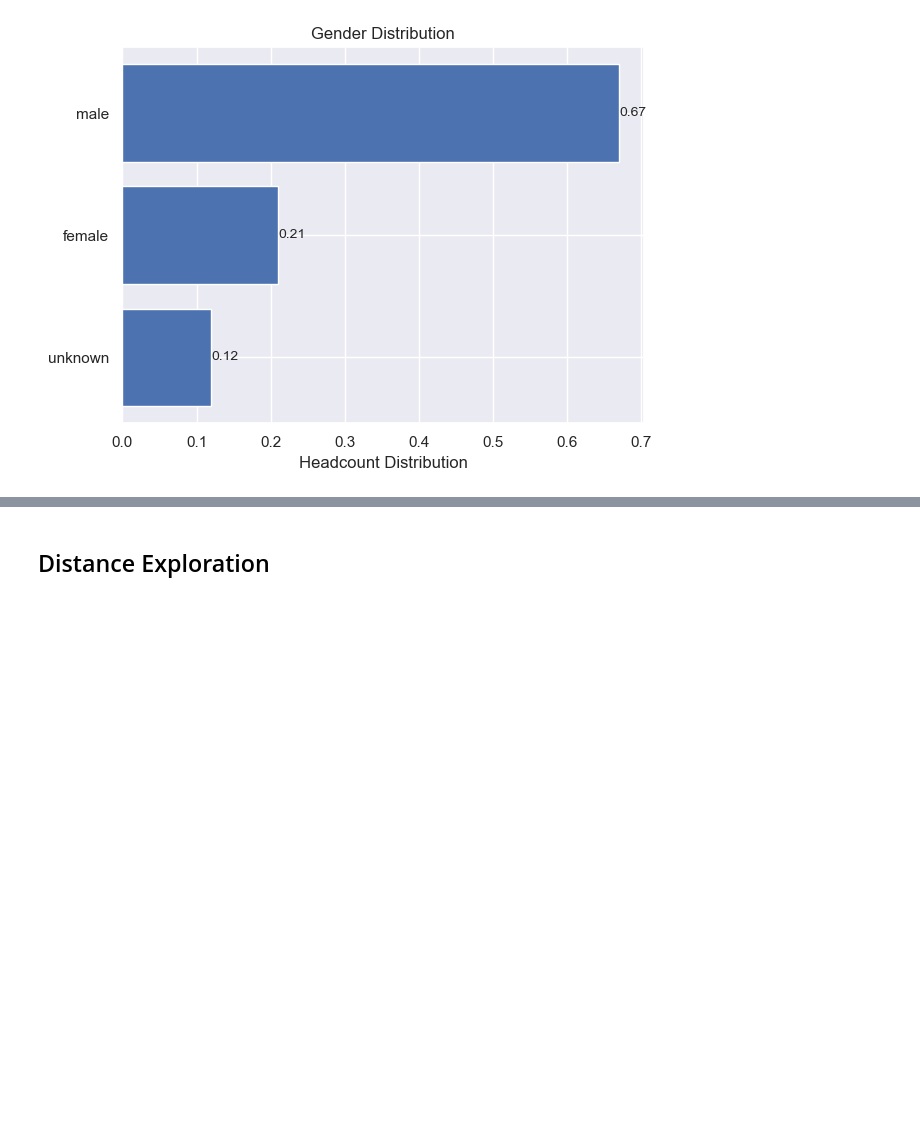
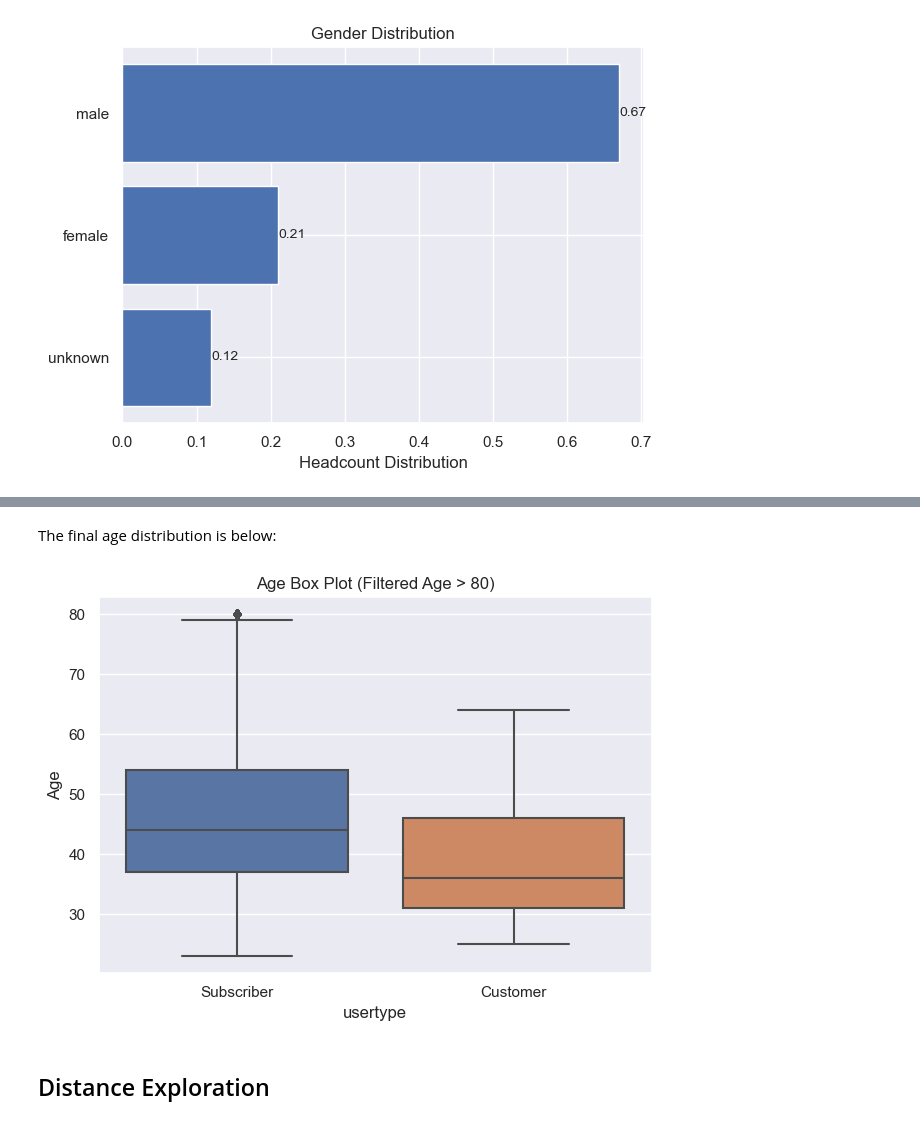
Before and after one commit to scunden/citi-bike, a Jupyter notebook: 1. Detection of potential outliers and anomalies for Citibike usage.ipynb, the cells around one changed output, grey strips where cells are left out. Drawn from its saved outputs; the diff is of its cells as text; code cells hidden in the pictures; blank space fills up the shorter version.

```diff
--- a/1. Detection of potential outliers and anomalies for Citibike usage.ipynb
+++ b/1. Detection of potential outliers and anomalies for Citibike usage.ipynb
@@ -107,3 +131,16 @@ trips.age.hist()
+# %% [markdown]
+The final age distribution is below:
+# %%
+fig, ax = plt.subplots()
+
+trips_2 = trips.loc[trips.age<=80]
+sns.boxplot(data=trips_2, y="age",x='usertype', ax=ax)
+ax.set_ylabel("Age")
+ax.set_title("Age Box Plot (Filtered Age > 80)")
+fig.tight_layout()
+fig.savefig("images/age_box_plot_filtered.png")
+# %% [output]
+[figure, added]
 # %% [markdown]
 ## Distance Exploration
 # %% [markdown]
```
Also changed, not shown: parts of 9 cells of this notebook, 3 other files.
